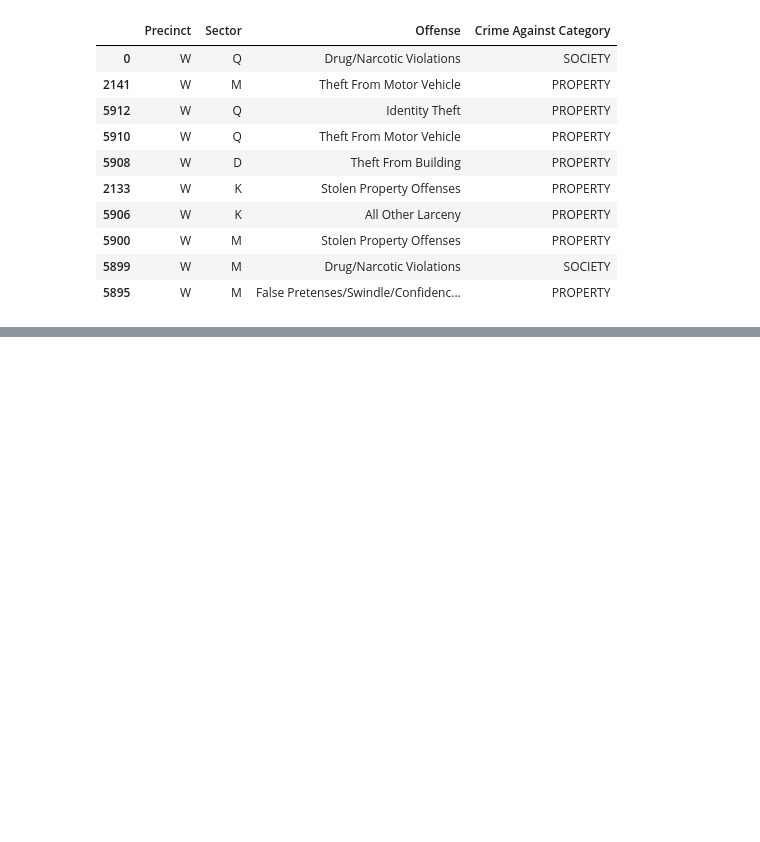
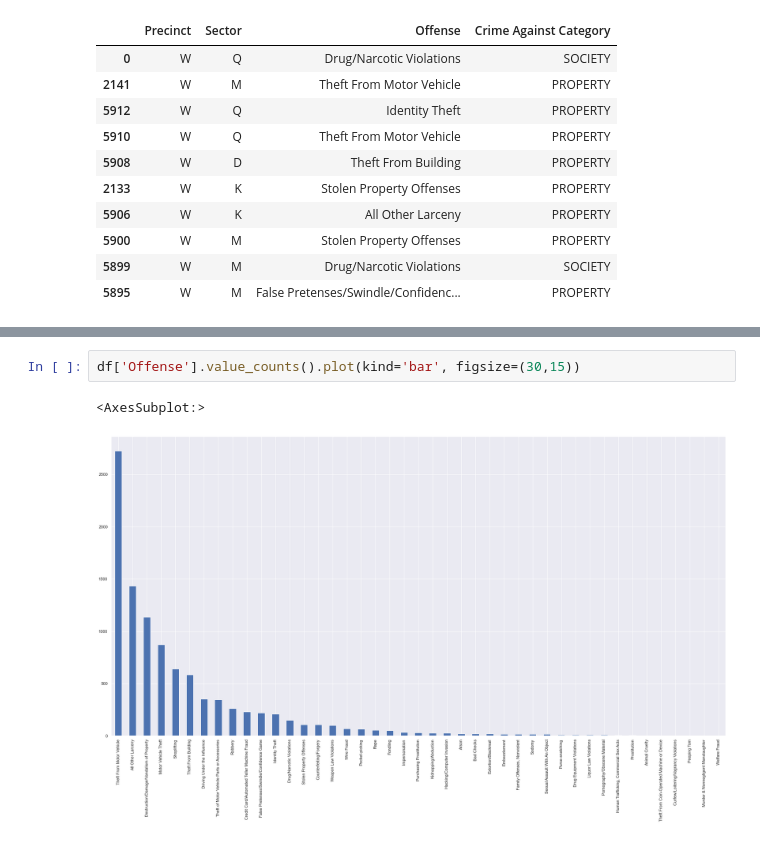
Before and after one commit to msenosain/spd-use-of-force_DS4A, a Jupyter notebook: notebooks/13_EDA_crime.ipynb, the cells around one changed output, grey strips where cells are left out. Drawn from its saved outputs; the diff is of its cells as text; blank space fills up the shorter version.

```diff
--- a/notebooks/13_EDA_crime.ipynb
+++ b/notebooks/13_EDA_crime.ipynb
@@ -146,0 +203,5 @@ df[['Precinct', 'Sector',"Offense", 'Crime Against Category']].sort_values(by='P
+# %%
+df['Offense'].value_counts().plot(kind='bar', figsize=(30,15))
+# %% [output]
+<AxesSubplot:>
+[figure, added]
```
Also changed, not shown: parts of 9 cells of this notebook.
